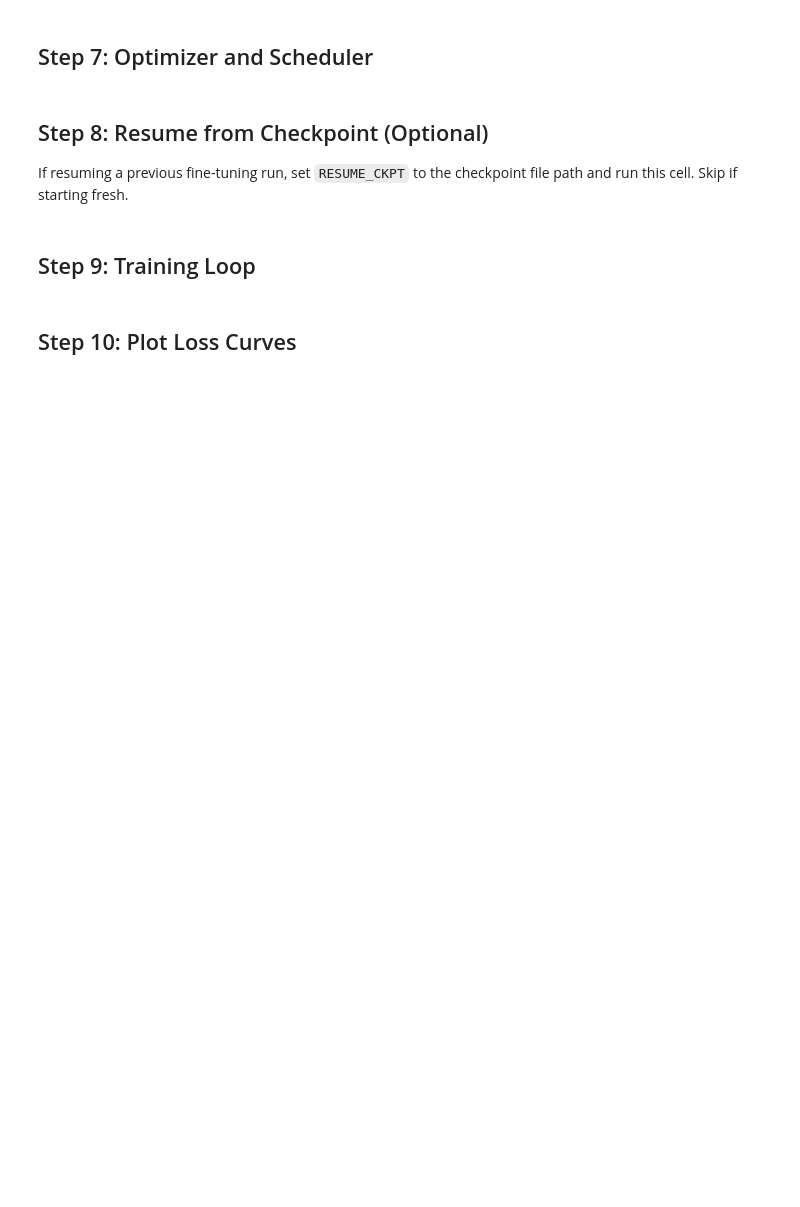
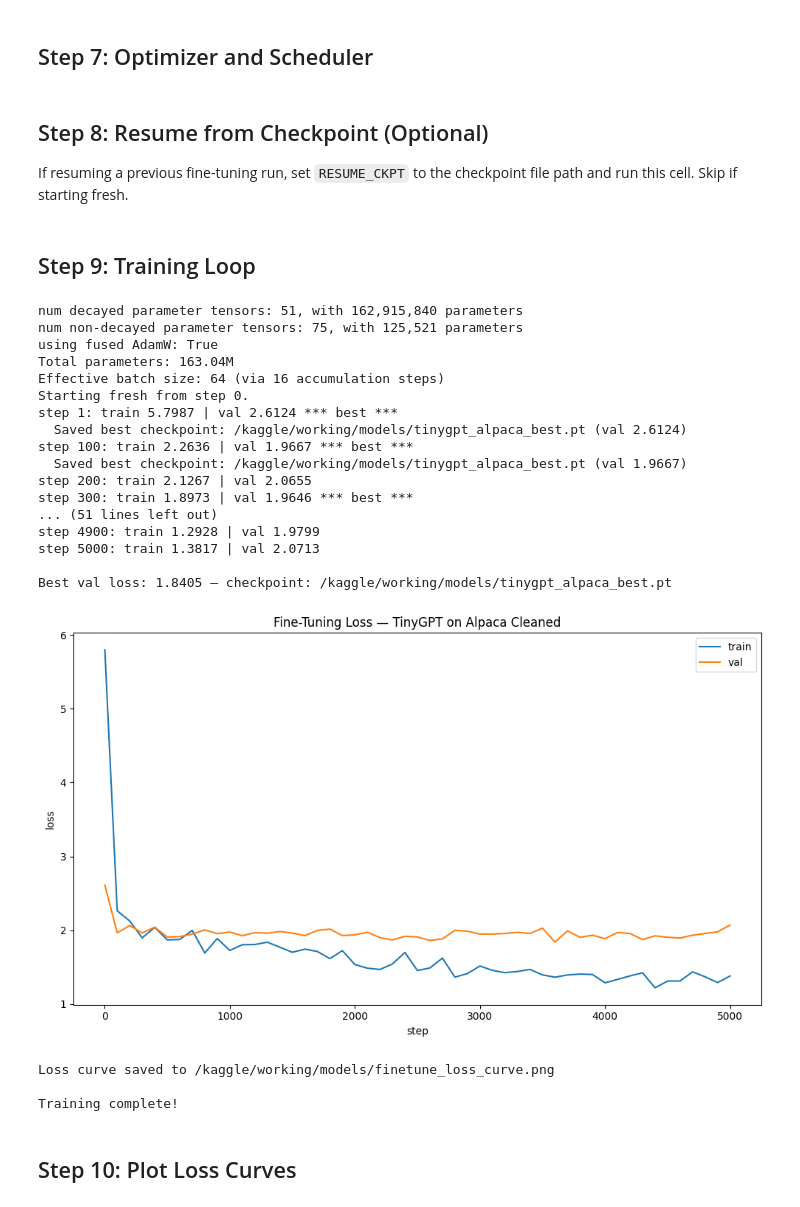
Before and after one commit to hemantvirmani/tinygpt, a Jupyter notebook: tinygpt_finetune_alpaca.ipynb, the cells around one changed output. Saved outputs shown, nothing was run; the diff lists cells and outputs as text; code cells hidden in the pictures; blank space fills up the shorter version.

Commit message:
updating the notebook after kaggle run on alpaca finetuning dataset. also documenting future enhancements to my pre-training

```diff
--- a/tinygpt_finetune_alpaca.ipynb
+++ b/tinygpt_finetune_alpaca.ipynb
@@ -48,14 +58,13 @@ os.makedirs(MODEL_DIR, exist_ok=True)
 # --- Fine-tuning Hyperparameters ---
 BATCH_SIZE           = 4
 EFFECTIVE_BATCH_SIZE = 64    # accumulation_steps = 64/4 = 16
-MAX_STEPS            = 3000
+MAX_STEPS            = 5000
 LEARNING_RATE        = 1e-4  # lower than pretraining
 WEIGHT_DECAY         = 0.01
 GRAD_CLIP            = 1.0
 WARMUP_STEPS         = 100
 EVAL_STEPS           = 100   # evaluate every 100 steps
-EVAL_ITERATIONS      = 20    # batches averaged during validation
-SAVE_STEPS           = 500   # save checkpoint every N steps
+EVAL_ITERATIONS      = 50    # batches averaged during validation
 MAX_SEQ_LEN          = 512   # shorter than pretraining 1024 — Alpaca examples are short
 VAL_SPLIT            = 0.1
 # BF16 requires Ampere (A100, RTX 3090+). Kaggle T4/P100 don't support it — auto-detect.
@@ -84,6 +97,7 @@ state = tinygpt.State(
     val_data=None,
     vocab_size=enc.n_vocab
 )
+tinygpt.G_DROPOUT_PROB = 0.1   # add dropout regularization for fine-tuning
 model = tinygpt.TinyGPT(state).to(device)
 
 # Load pretrained weights (PyTorch native format)
@@ -385,8 +447,6 @@ def _plot_losses(steps, train_losses, val_losses):
 def train_loop(model):
     optimizer, scheduler = _setup_training(model)
 
-    # Target an effective batch size without exceeding GPU memory.
-    # Since BATCH_SIZE is small, we accumulate gradients over multiple micro-batches.
     assert EFFECTIVE_BATCH_SIZE % BATCH_SIZE == 0, "EFFECTIVE_BATCH_SIZE must be divisible by BATCH_SIZE"
     accumulation_steps = EFFECTIVE_BATCH_SIZE // BATCH_SIZE
 
@@ -395,9 +455,8 @@ def train_loop(model):
 
     start_step = _maybe_load_checkpoint(model, optimizer, scheduler)
 
-    steps = []
-    train_losses = []
-    val_losses = []
+    steps, train_losses, val_losses = [], [], []
+    best_val_loss, best_ckpt_path = float("inf"), None
 
     for step in range(start_step, MAX_STEPS):
         # 1. Accumulate gradients over multiple micro-batches
@@ -406,40 +465,67 @@ def train_loop(model):
 
         for _ in range(accumulation_steps):
             x, y, mask = _get_batch(split="train")
             if device == "cuda" and USE_BF16:
                 with torch.autocast(device_type="cuda", dtype=torch.bfloat16):
                     loss = _compute_loss(model, x, y, mask)
             else:
                 loss = _compute_loss(model, x, y, mask)
-            # Scale loss by accumulation steps so gradients are averaged correctly
             scaled_loss = loss / accumulation_steps
             scaled_loss.backward()
             micro_step_loss += loss.item()
 
         avg_train_loss = micro_step_loss / accumulation_steps
 
         # 2. Clip and update weights
         torch.nn.utils.clip_grad_norm_(model.parameters(), max_norm=GRAD_CLIP)
         optimizer.step()
         scheduler.step()
 
-        # 3. Logging and Checkpointing
+        # 3. Evaluate and save if best
         if (step + 1) % EVAL_STEPS == 0 or step == start_step:
-            val_loss = _evaluate_loss(model, eval_iters=EVAL_ITERATIONS)
+            val_loss_val = _evaluate_loss(model, eval_iters=EVAL_ITERATIONS).item()
             steps.append(step + 1)
             train_losses.append(avg_train_loss)
-            val_losses.append(val_loss.item())
-            print(f"step {step+1}: train {avg_train_loss:.4f} | val {val_loss.item():.4f}")
+            val_losses.append(val_loss_val)
 
-        _maybe_save_checkpoint(model=model, optimizer=optimizer, scheduler=scheduler,
-            vocab_size=enc.n_vocab, step=step)
+            marker = " *** best ***" if val_loss_val < best_val_loss else ""
+            print(f"step {step+1}: train {avg_train_loss:.4f} | val {val_loss_val:.4f}{marker}")
 
+            best_val_loss, best_ckpt_path = _maybe_save_checkpoint(
+                model=model, optimizer=optimizer, scheduler=scheduler,
+                step=step, vocab_size=enc.n_vocab,
+                val_loss=val_loss_val, best_val_loss=best_val_loss, best_ckpt_path=best_ckpt_path,
+            )
+
+    print(f"\nBest val loss: {best_val_loss:.4f} — checkpoint: {best_ckpt_path}")
     _plot_losses(steps, train_losses, val_losses)
     return steps, train_losses, val_losses
 
 
 steps, train_losses, val_losses = train_loop(model)
 print("\nTraining complete!")
+# %% [output]
+num decayed parameter tensors: 51, with 162,915,840 parameters
+num non-decayed parameter tensors: 75, with 125,521 parameters
+using fused AdamW: True
+Total parameters: 163.04M
+Effective batch size: 64 (via 16 accumulation steps)
+Starting fresh from step 0.
+step 1: train 5.7987 | val 2.6124 *** best ***
+  Saved best checkpoint: /kaggle/working/models/tinygpt_alpaca_best.pt (val 2.6124)
+step 100: train 2.2636 | val 1.9667 *** best ***
+  Saved best checkpoint: /kaggle/working/models/tinygpt_alpaca_best.pt (val 1.9667)
+step 200: train 2.1267 | val 2.0655
+step 300: train 1.8973 | val 1.9646 *** best ***
+... (51 lines left out)
+step 4900: train 1.2928 | val 1.9799
+step 5000: train 1.3817 | val 2.0713
+
+Best val loss: 1.8405 — checkpoint: /kaggle/working/models/tinygpt_alpaca_best.pt
+[figure, added]
+Loss curve saved to /kaggle/working/models/finetune_loss_curve.png
+
+Training complete!
 # %% [markdown]
 ## Step 10: Plot Loss Curves
 # %%
```
Also changed, not shown: parts of 13 cells of this notebook, 1 other file.
